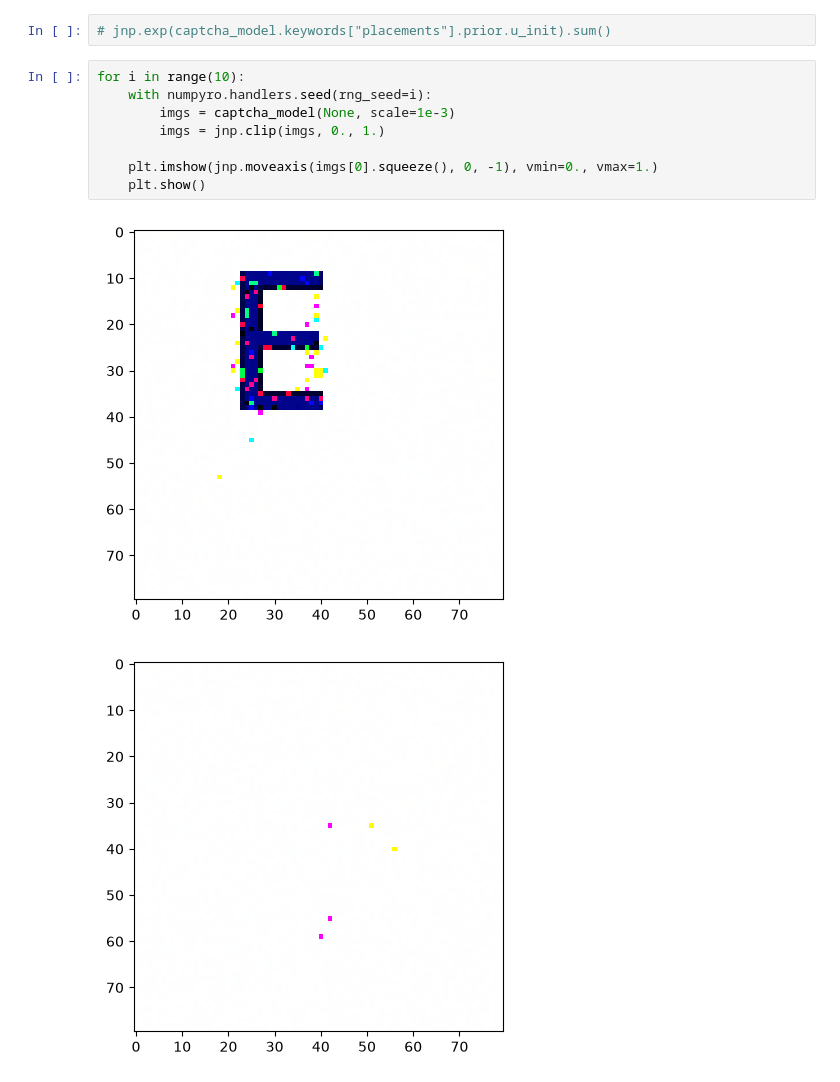
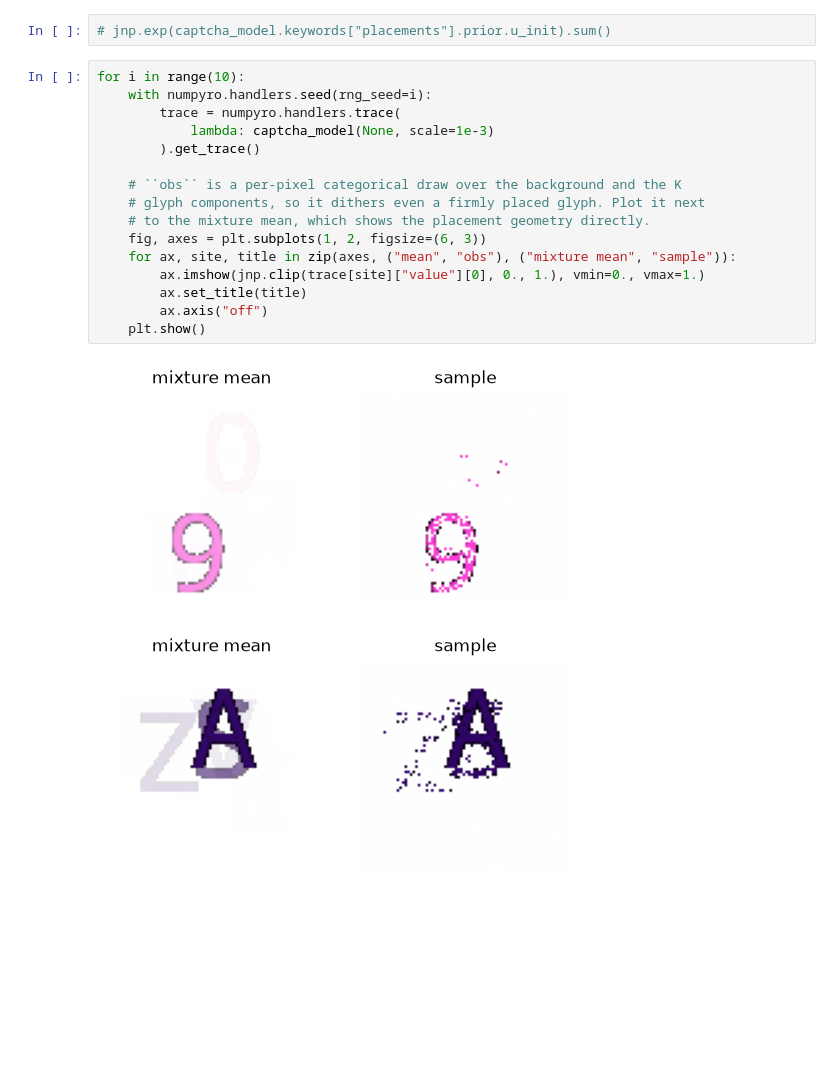
Before and after one commit to esennesh/captcha-numpyro, a Jupyter notebook: notebooks/captcha_generative.ipynb, the cells around one changed output. Cells and saved outputs as stored; diff of their text form; blank space fills up the shorter version.

Commit message:
notebooks.captcha_generative: plot mixture-mean and dithered sample images
Signed-off-by: Eli Sennesh <elisennesh@astera.org>

```diff
--- a/notebooks/captcha_generative.ipynb
+++ b/notebooks/captcha_generative.ipynb
@@ -24,11 +21,19 @@ Please upgrade to CUDA 12.6.3 or newer.
 # %%
 for i in range(10):
     with numpyro.handlers.seed(rng_seed=i):
-        imgs = captcha_model(None, scale=1e-3)
-        imgs = jnp.clip(imgs, 0., 1.)
+        trace = numpyro.handlers.trace(
+            lambda: captcha_model(None, scale=1e-3)
+        ).get_trace()
 
-    plt.imshow(jnp.moveaxis(imgs[0].squeeze(), 0, -1), vmin=0., vmax=1.)
+    # ``obs`` is a per-pixel categorical draw over the background and the K
+    # glyph components, so it dithers even a firmly placed glyph. Plot it next
+    # to the mixture mean, which shows the placement geometry directly.
+    fig, axes = plt.subplots(1, 2, figsize=(6, 3))
+    for ax, site, title in zip(axes, ("mean", "obs"), ("mixture mean", "sample")):
+        ax.imshow(jnp.clip(trace[site]["value"][0], 0., 1.), vmin=0., vmax=1.)
+        ax.set_title(title)
+        ax.axis("off")
     plt.show()
 # %% [output]
-[figure, old version]
+[figure, new version]
-[figure, old version]
+[figure, new version]
```
Also changed, not shown: parts of 3 cells of this notebook.
